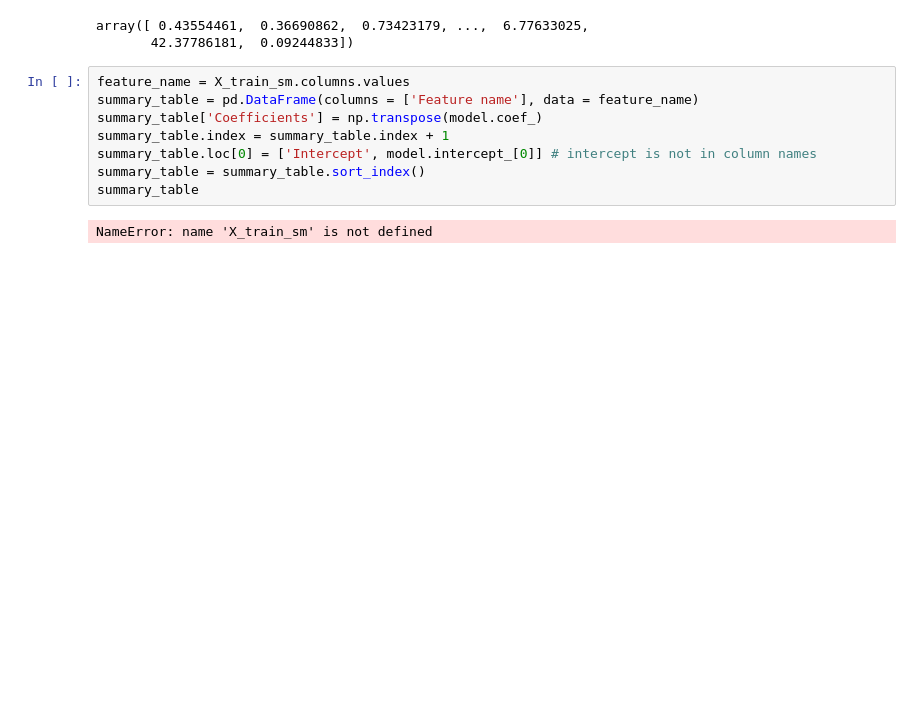
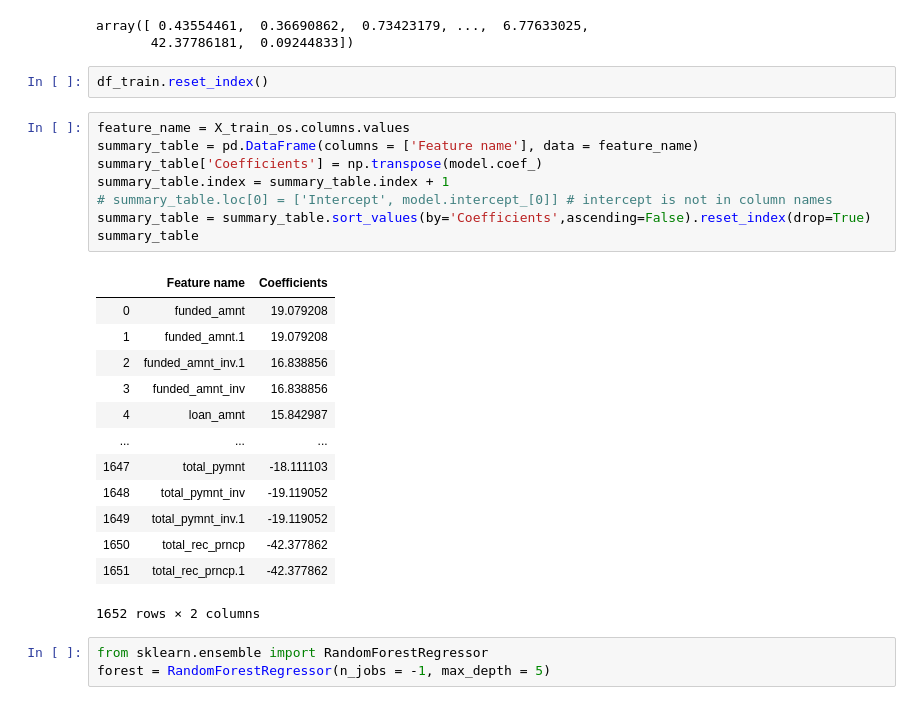
Before and after one commit to joekryan/loan_data_project, a Jupyter notebook: feature_selection.ipynb, the cells around one changed output. Drawn from its saved outputs; the diff is of its cells as text; blank space fills up the shorter version.

```diff
--- a/feature_selection.ipynb
+++ b/feature_selection.ipynb
@@ -88,16 +88,33 @@ importance
 # %% [output]
 array([ 0.43554461,  0.36690862,  0.73423179, ...,  6.77633025,
        42.37786181,  0.09244833])
+# %%
+df_train.reset_index()
 # %%
-feature_name = X_train_sm.columns.values
+feature_name = X_train_os.columns.values
 summary_table = pd.DataFrame(columns = ['Feature name'], data = feature_name)
 summary_table['Coefficients'] = np.transpose(model.coef_)
 summary_table.index = summary_table.index + 1
-summary_table.loc[0] = ['Intercept', model.intercept_[0]] # intercept is not in column names
-summary_table = summary_table.sort_index()
+# summary_table.loc[0] = ['Intercept', model.intercept_[0]] # intercept is not in column names
+summary_table = summary_table.sort_values(by='Coefficients',ascending=False).reset_index(drop=True)
 summary_table
 # %% [output]
+|  | Feature name | Coefficients |
+| 0 | funded_amnt | 19.079208 |
+| 1 | funded_amnt.1 | 19.079208 |
+| 2 | funded_amnt_inv.1 | 16.838856 |
+| 3 | funded_amnt_inv | 16.838856 |
+| 4 | loan_amnt | 15.842987 |
+| ... | ... | ... |
+| 1647 | total_pymnt | -18.111103 |
+| 1648 | total_pymnt_inv | -19.119052 |
+| 1649 | total_pymnt_inv.1 | -19.119052 |
+| 1650 | total_rec_prncp | -42.377862 |
+| 1651 | total_rec_prncp.1 | -42.377862 |
-NameError: name 'X_train_sm' is not defined
+1652 rows × 2 columns
+# %%
+from sklearn.ensemble import RandomForestRegressor
+forest = RandomForestRegressor(n_jobs = -1, max_depth = 5)
 # %%
 boruta_selector = BorutaPy(forest, n_estimators = 'auto', random_state = 0,perc=90,verbose=2)
 boruta_selector.fit(np.array(X_train), np.array(y_train))
```
Also changed, not shown: parts of 9 cells of this notebook.
